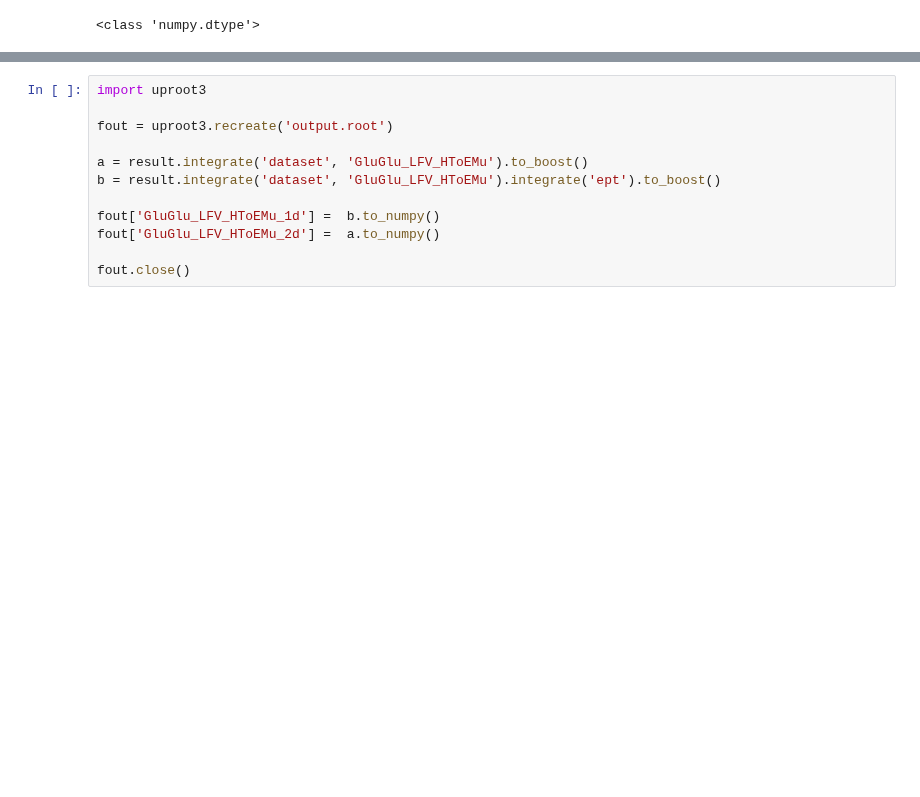
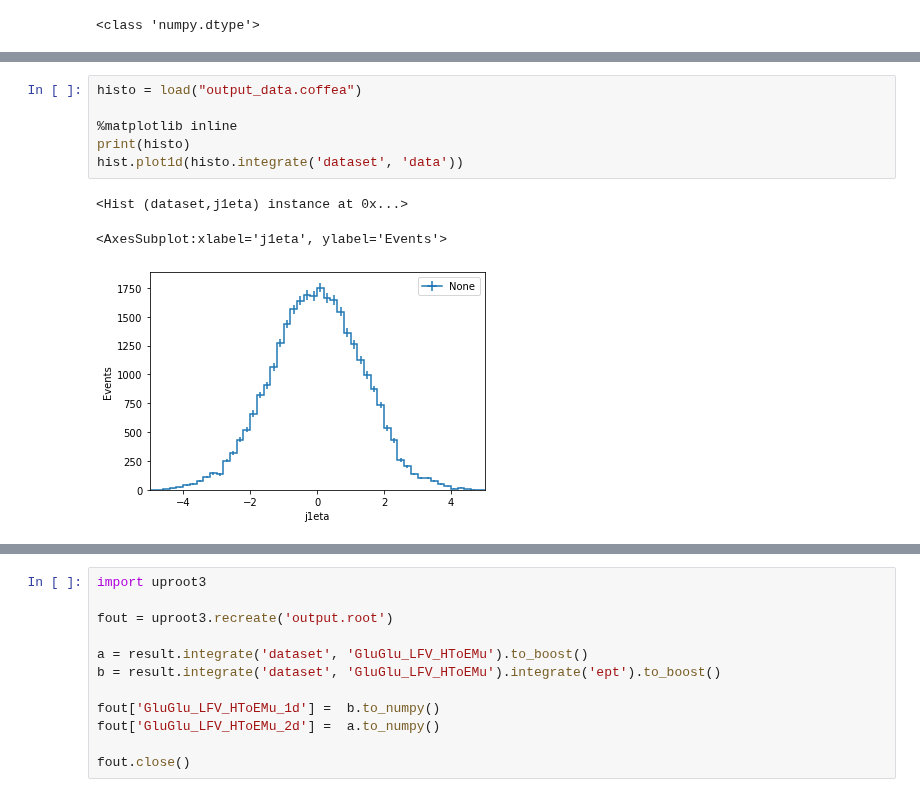
Before and after one commit to kawaho/Flavour-Violating-Coffea, a Jupyter notebook: notebooks/Coffea.ipynb, the cells around one changed output, grey strips where cells are left out. Saved outputs shown, nothing was run; the diff lists cells and outputs as text; blank space fills up the shorter version.

```diff
--- a/notebooks/Coffea.ipynb
+++ b/notebooks/Coffea.ipynb
@@ -877,0 +917,10 @@ hist.plot1d(histo.integrate('ept'))#.integrate('dataset', 'GluGlu_LFV_HToEMu_M12
+# %%
+histo = load("output_data.coffea")
+
+%matplotlib inline
+print(histo)
+hist.plot1d(histo.integrate('dataset', 'data'))
+# %% [output]
+<Hist (dataset,j1eta) instance at 0x...>
+<AxesSubplot:xlabel='j1eta', ylabel='Events'>
+[figure, added]
```
Also changed, not shown: parts of 8 cells of this notebook, 2 other files.
